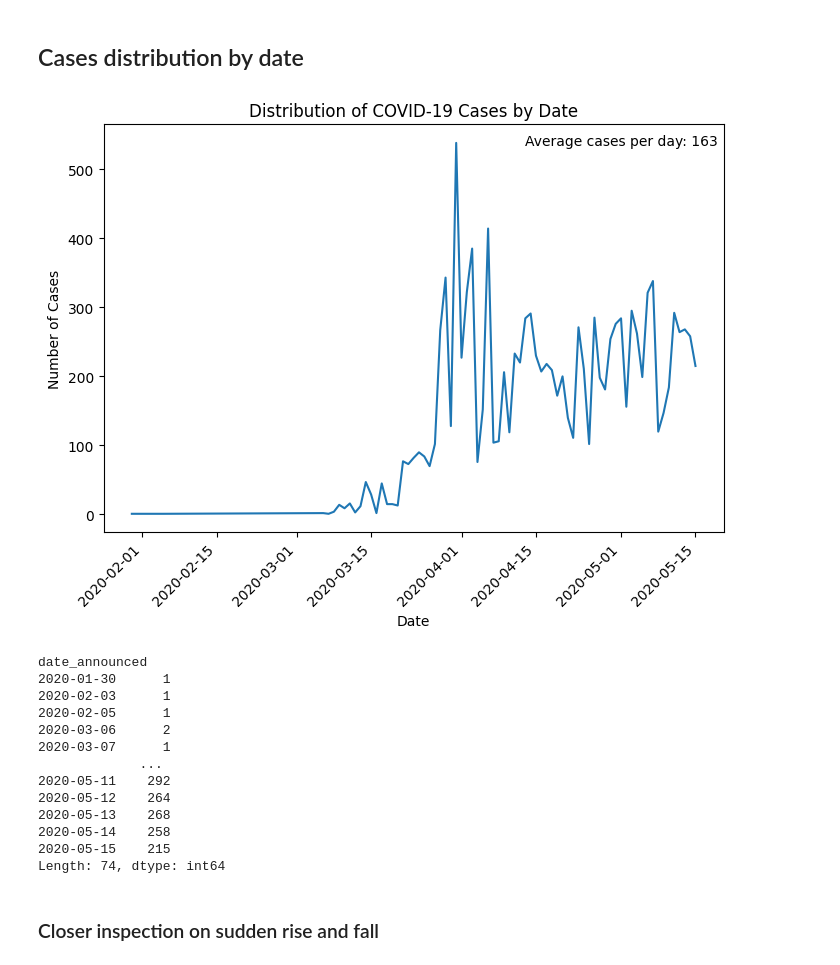
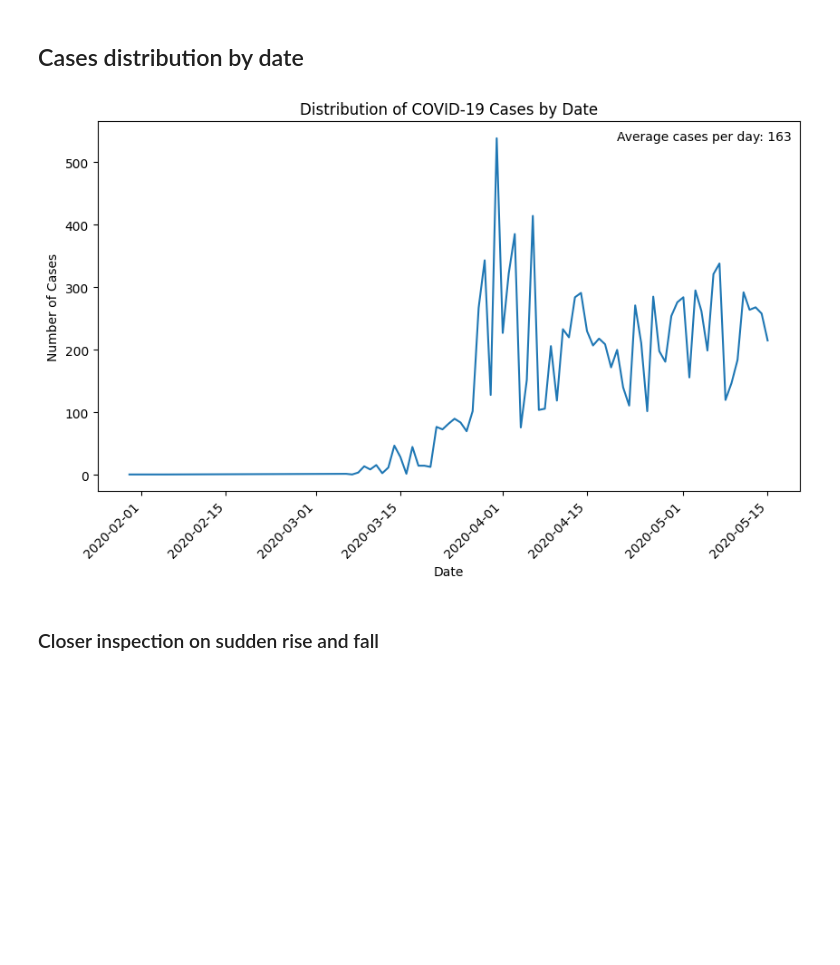
Before and after one commit to Ashvalano/covid_data_analysis, a Jupyter notebook: covid analysis.ipynb, the cells around one changed output. Drawn from its saved outputs; the diff is of its cells as text; code cells hidden in the pictures; blank space fills up the shorter version.

```diff
--- a/covid analysis.ipynb
+++ b/covid analysis.ipynb
@@ -216,37 +216,23 @@ plt.show()
 # %%
 covidData['date_announced'] = pd.to_datetime(covidData['date_announced'])
 # covidData.info()
 
 cases_by_date = covidData.groupby('date_announced').size()
 mean_cases = cases_by_date.mean()
 
-plt.figure(figsize = (8,6))
+plt.figure(figsize = (10,6))
 cases_by_date.plot()
 
 plt.xlabel('Date')
 plt.ylabel('Number of Cases')
 plt.title('Distribution of COVID-19 Cases by Date')
-plt.text(0.68, 0.95, f"Average cases per day: {int(mean_cases)}",
+plt.text(0.74, 0.95, f"Average cases per day: {int(mean_cases)}",
          transform=plt.gca().transAxes)
 
 plt.xticks(rotation=45)
 plt.show()
-print(cases_by_date)
 # %% [output]
-[figure, old version]
+[figure, new version]
-date_announced
-2020-01-30      1
-2020-02-03      1
-2020-02-05      1
-2020-03-06      2
-2020-03-07      1
-             ...
-2020-05-11    292
-2020-05-12    264
-2020-05-13    268
-2020-05-14    258
-2020-05-15    215
-Length: 74, dtype: int64
 # %% [markdown]
 ### Closer inspection on sudden rise and fall
 # %%
```
Also changed, not shown: parts of 2 cells of this notebook.
